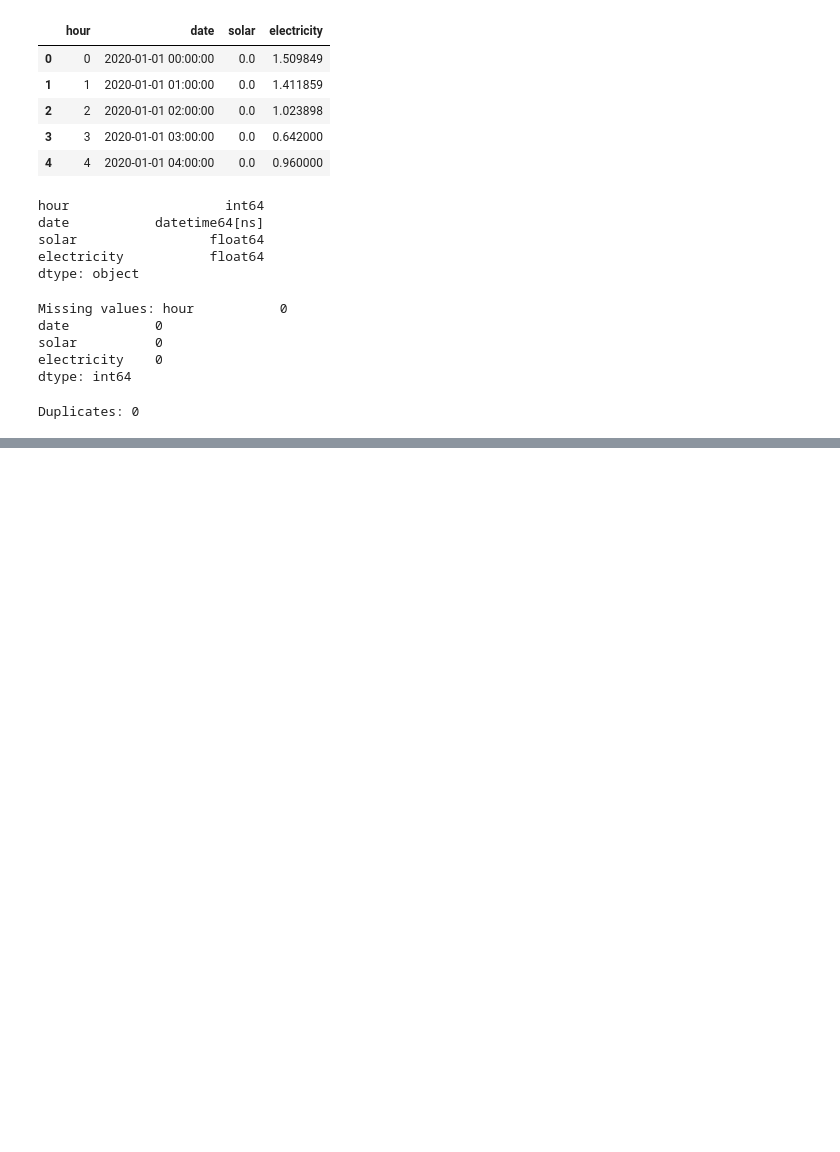
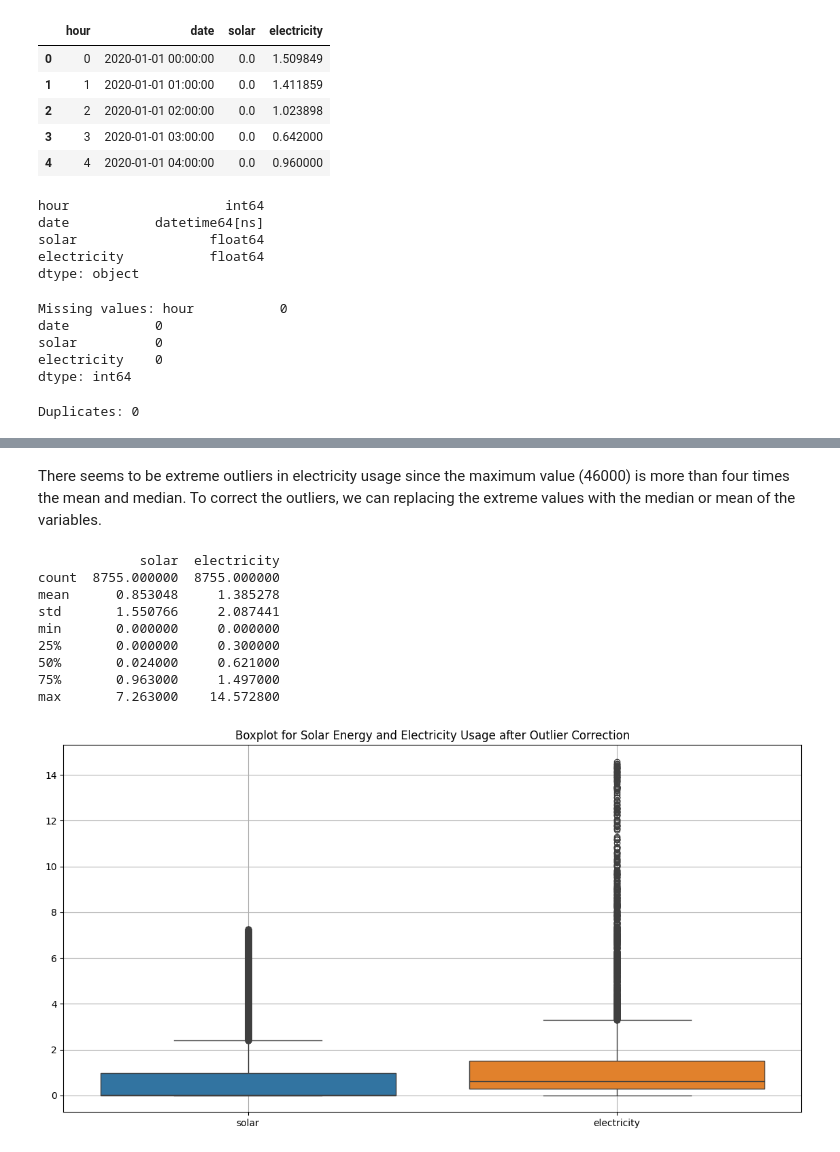
Before and after one commit to ken-warren/solar_battery-investment, a Jupyter notebook: codes/solar.ipynb, the cells around one changed output, grey strips where cells are left out. Saved outputs shown, nothing was run; the diff lists cells and outputs as text; code cells hidden in the pictures; blank space fills up the shorter version.

```diff
--- a/codes/solar.ipynb
+++ b/codes/solar.ipynb
@@ -83,0 +121,27 @@ plt.show()
+# %% [markdown]
+There seems to be extreme outliers in electricity usage since the maximum value (46000) is more than four times the mean and median. To correct the outliers, we can replacing the extreme values with the median or mean of the variables.
+# %%
+# Handle outliers (example: replacing with median)
+data.loc[data['solar'] > solar_outliers['solar'].quantile(0.75), 'solar'] = data['solar'].median()
+data.loc[data['electricity'] > electric_outliers['electricity'].quantile(0.75), 'electricity'] = data['electricity'].median()
+
+# Verify the corrections
+
+print(data[['solar', 'electricity']].describe())
+
+plt.figure(figsize=(14, 7))
+sns.boxplot(data=data[['solar', 'electricity']])
+plt.title('Boxplot for Solar Energy and Electricity Usage after Outlier Correction')
+plt.grid(True)
+plt.show()
+# %% [output]
+             solar  electricity
+count  8755.000000  8755.000000
+mean      0.853048     1.385278
+std       1.550766     2.087441
+min       0.000000     0.000000
+25%       0.000000     0.300000
+50%       0.024000     0.621000
+75%       0.963000     1.497000
+max       7.263000    14.572800
+[figure, added]
```
Also changed, not shown: parts of 5 cells of this notebook.
